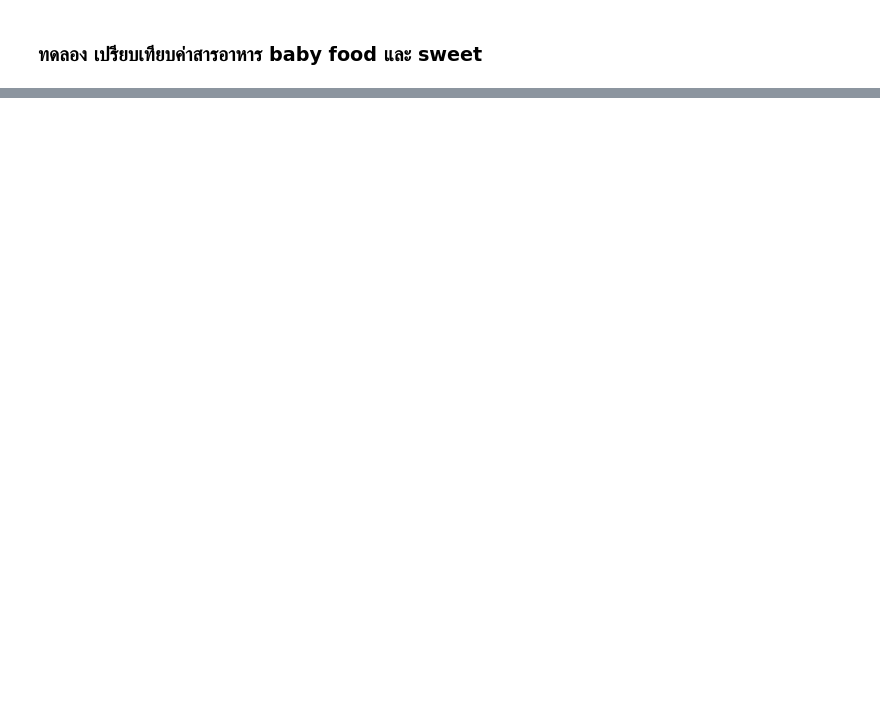
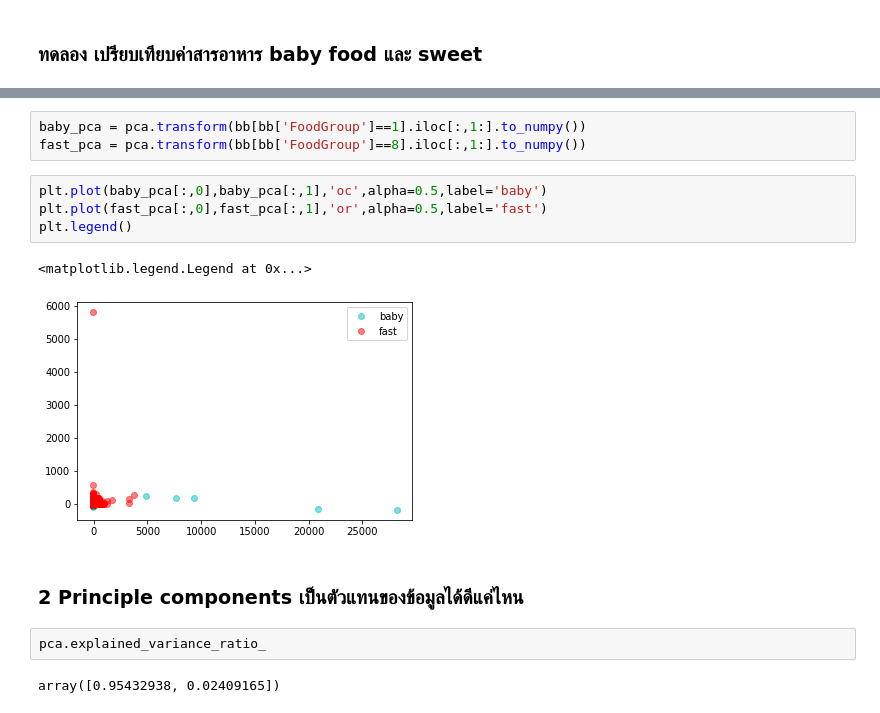
Before and after one commit to kittikhun62/Multivariate, a Jupyter notebook: Chapter3PCA.ipynb, the cells around one changed output, grey strips where cells are left out. Cells and saved outputs as stored; diff of their text form; blank space fills up the shorter version.

```diff
--- a/Chapter3PCA.ipynb
+++ b/Chapter3PCA.ipynb
@@ -542,0 +630,16 @@ ValueError: ignored
+# %%
+baby_pca = pca.transform(bb[bb['FoodGroup']==1].iloc[:,1:].to_numpy())
+fast_pca = pca.transform(bb[bb['FoodGroup']==8].iloc[:,1:].to_numpy())
+# %%
+plt.plot(baby_pca[:,0],baby_pca[:,1],'oc',alpha=0.5,label='baby')
+plt.plot(fast_pca[:,0],fast_pca[:,1],'or',alpha=0.5,label='fast')
+plt.legend()
+# %% [output]
+<matplotlib.legend.Legend at 0x...>
+[figure, added]
+# %% [markdown]
+### 2 Principle components เป็นตัวแทนของข้อมูลได้ดีแค่ไหน
+# %%
+pca.explained_variance_ratio_
+# %% [output]
+array([0.95432938, 0.02409165])
```
Also changed, not shown: parts of 17 cells of this notebook.
